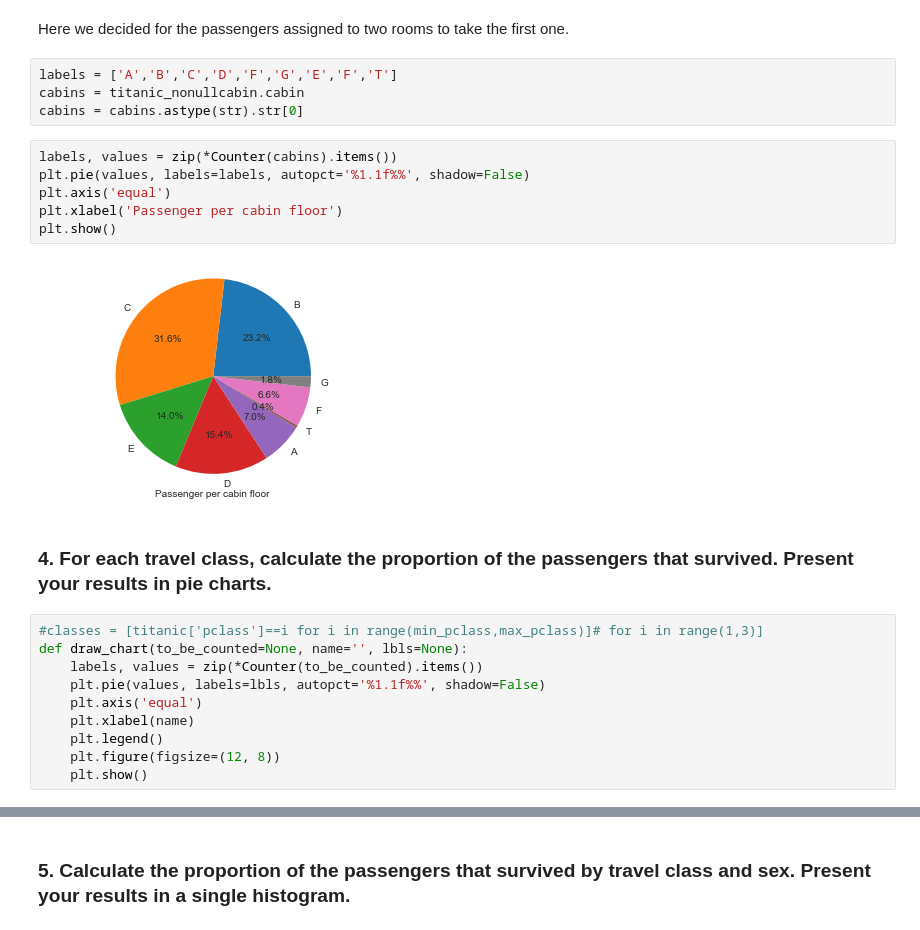
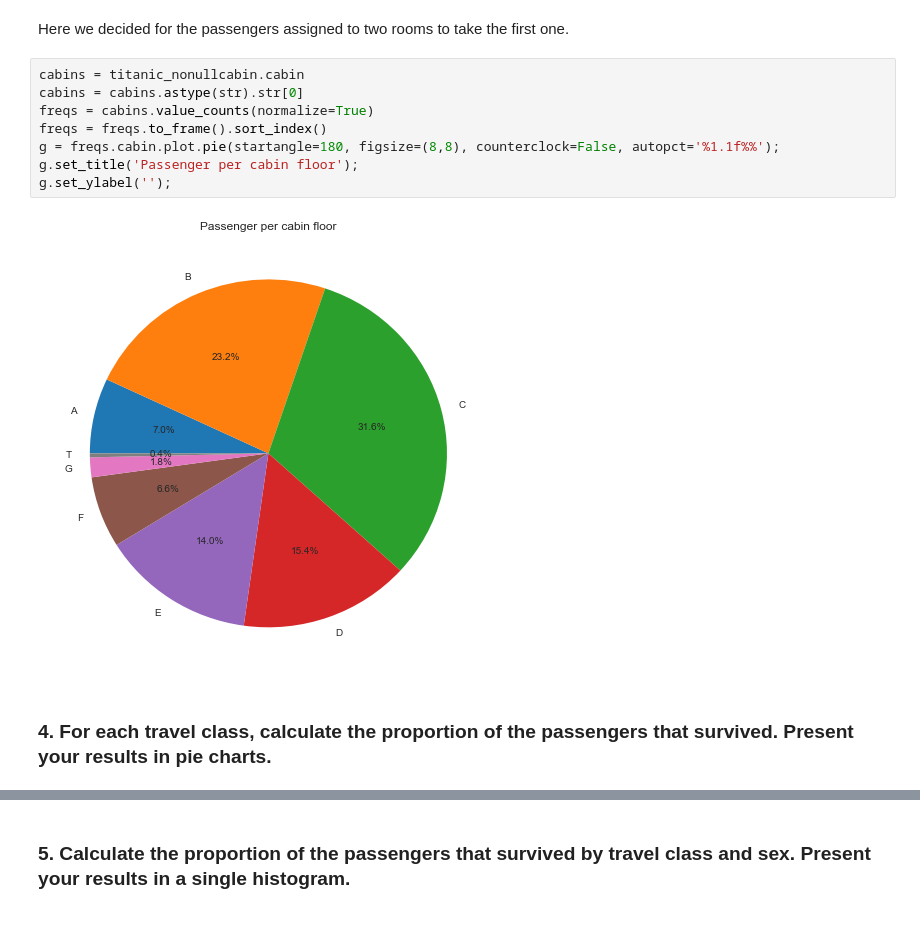
Before and after one commit to brunebastide/ADA, a Jupyter notebook: 01-pandas-and-data-wrangling/hw1.ipynb, the cells around one changed output, grey strips where cells are left out. Drawn from its saved outputs; the diff is of its cells as text.

```diff
--- a/01-pandas-and-data-wrangling/hw1.ipynb
+++ b/01-pandas-and-data-wrangling/hw1.ipynb
@@ -725,27 +721,15 @@ sns.distplot(a=filtered, bins=8, hist_kws = {'normed':False})
 ### 3. Calculate the proportion of passengers by cabin floor. Present your results in a pie chart.
 # %% [markdown]
 Here we decided for the passengers assigned to two rooms to take the first one.
-# %%
-labels = ['A','B','C','D','F','G','E','F','T']
-cabins = titanic_nonullcabin.cabin
-cabins = cabins.astype(str).str[0]
-# %%
-labels, values = zip(*Counter(cabins).items())
-plt.pie(values, labels=labels, autopct='%1.1f%%', shadow=False)
-plt.axis('equal')
-plt.xlabel('Passenger per cabin floor')
-plt.show()
-# %% [output]
-[figure, removed]
+# %%
+cabins = titanic_nonullcabin.cabin
+cabins = cabins.astype(str).str[0]
+freqs = cabins.value_counts(normalize=True)
+freqs = freqs.to_frame().sort_index()
+g = freqs.cabin.plot.pie(startangle=180, figsize=(8,8), counterclock=False, autopct='%1.1f%%');
+g.set_title('Passenger per cabin floor');
+g.set_ylabel('');
+# %% [output]
+[figure, added]
 # %% [markdown]
 ### 4. For each travel class, calculate the proportion of the passengers that survived. Present your results in pie charts.
-# %%
-#classes = [titanic['pclass']==i for i in range(min_pclass,max_pclass)]# for i in range(1,3)]
-def draw_chart(to_be_counted=None, name='', lbls=None):
-    labels, values = zip(*Counter(to_be_counted).items())
-    plt.pie(values, labels=lbls, autopct='%1.1f%%', shadow=False)
-    plt.axis('equal')
-    plt.xlabel(name)
-    plt.legend()
-    plt.figure(figsize=(12, 8))
-    plt.show()
```
Also changed, not shown: parts of 35 cells of this notebook.
